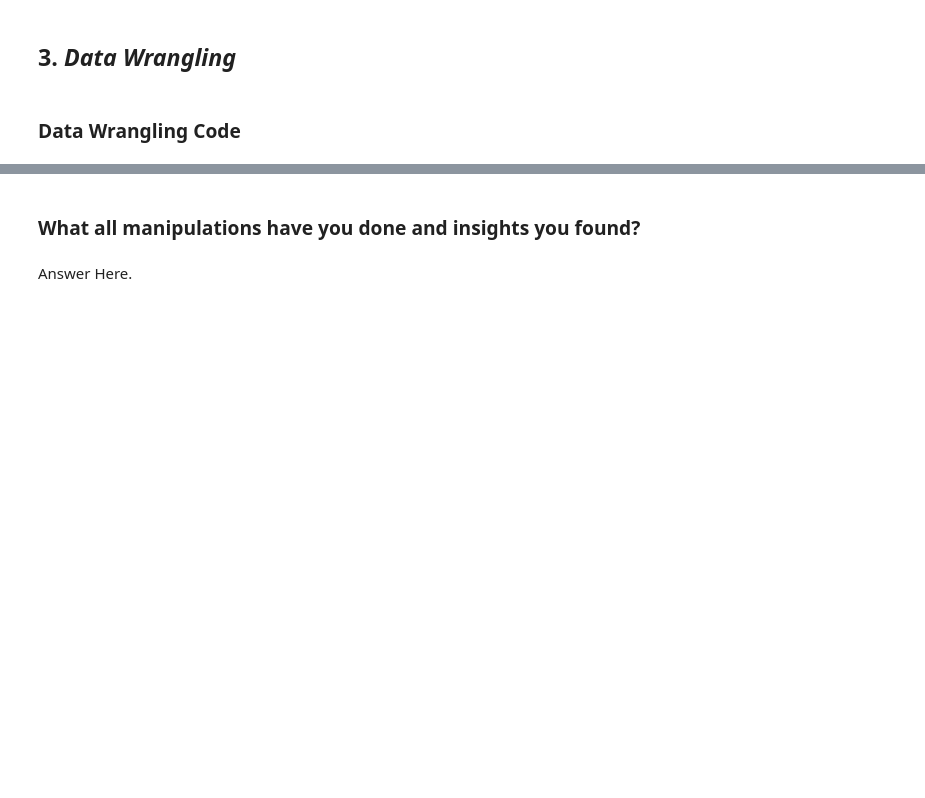
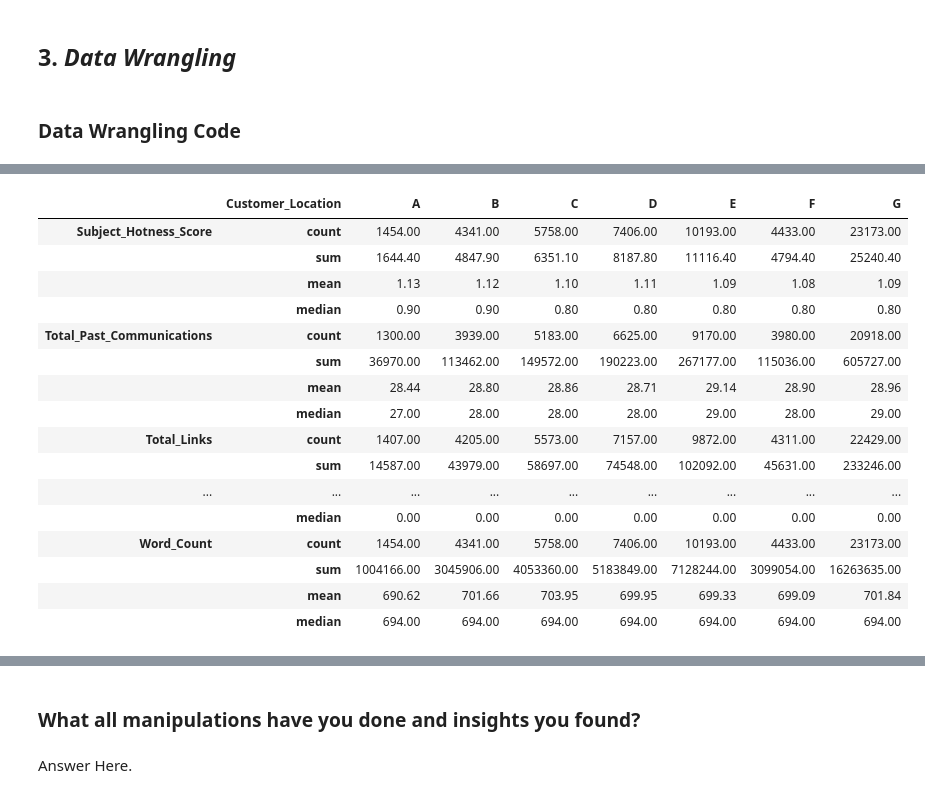
Before and after one commit to abhinav4201/Classification-Email-Campaign-Effectiveness-Prediction, a Jupyter notebook: Email_Campaign_Effectiveness_Prediction_capstone_3.ipynb, the cells around one changed output, grey strips where cells are left out. Drawn from its saved outputs; the diff is of its cells as text; code cells hidden in the pictures; blank space fills up the shorter version.

Commit message:
variable understanding

```diff
--- a/Email_Campaign_Effectiveness_Prediction_capstone_3.ipynb
+++ b/Email_Campaign_Effectiveness_Prediction_capstone_3.ipynb
@@ -143,0 +306,10 @@ Answer Here
+# %%
+# Write your code to make your dataset analysis ready.
+# Create a copy of the current dataset and assigning to df
+df = email_df.copy()
+# Checking Shape of Email Read
+print("No. of Email Read : -",len(df[df['Email_Status'] == 1]))
+# Checking Shape of Email Acknowledged by Reader
+print("No. of Email Acknowledged : -",len(df[df['Email_Status'] == 2]))
+# Checking Shape of Email Ignored
+print("No. of Email Ignored : -",len(df[df['Email_Status'] == 0]))
@@ -143,0 +391,5 @@ Answer Here
+# %%
+#creating variable to store numerical feature
+num_feature = df.select_dtypes(include = 'float').columns.to_list()
+num_feature.append('Word_Count')
+num_feature
@@ -143,0 +444,21 @@ Answer Here
+# %%
+#finding count, sum, mean and median based on Customer_Location
+df.groupby('Customer_Location')[num_feature].agg(['count','sum','mean','median']).T
+# %% [output]
+|  | Customer_Location | A | B | C | D | E | F | G |
+| Subject_Hotness_Score | count | 1454.00 | 4341.00 | 5758.00 | 7406.00 | 10193.00 | 4433.00 | 23173.00 |
+|  | sum | 1644.40 | 4847.90 | 6351.10 | 8187.80 | 11116.40 | 4794.40 | 25240.40 |
+|  | mean | 1.13 | 1.12 | 1.10 | 1.11 | 1.09 | 1.08 | 1.09 |
+|  | median | 0.90 | 0.90 | 0.80 | 0.80 | 0.80 | 0.80 | 0.80 |
+| Total_Past_Communications | count | 1300.00 | 3939.00 | 5183.00 | 6625.00 | 9170.00 | 3980.00 | 20918.00 |
+|  | sum | 36970.00 | 113462.00 | 149572.00 | 190223.00 | 267177.00 | 115036.00 | 605727.00 |
+|  | mean | 28.44 | 28.80 | 28.86 | 28.71 | 29.14 | 28.90 | 28.96 |
+|  | median | 27.00 | 28.00 | 28.00 | 28.00 | 29.00 | 28.00 | 29.00 |
+| Total_Links | count | 1407.00 | 4205.00 | 5573.00 | 7157.00 | 9872.00 | 4311.00 | 22429.00 |
+|  | sum | 14587.00 | 43979.00 | 58697.00 | 74548.00 | 102092.00 | 45631.00 | 233246.00 |
+| ... | ... | ... | ... | ... | ... | ... | ... | ... |
+|  | median | 0.00 | 0.00 | 0.00 | 0.00 | 0.00 | 0.00 | 0.00 |
+| Word_Count | count | 1454.00 | 4341.00 | 5758.00 | 7406.00 | 10193.00 | 4433.00 | 23173.00 |
+|  | sum | 1004166.00 | 3045906.00 | 4053360.00 | 5183849.00 | 7128244.00 | 3099054.00 | 16263635.00 |
+|  | mean | 690.62 | 701.66 | 703.95 | 699.95 | 699.33 | 699.09 | 701.84 |
+|  | median | 694.00 | 694.00 | 694.00 | 694.00 | 694.00 | 694.00 | 694.00 |
```
Also changed, not shown: parts of 38 cells of this notebook.
